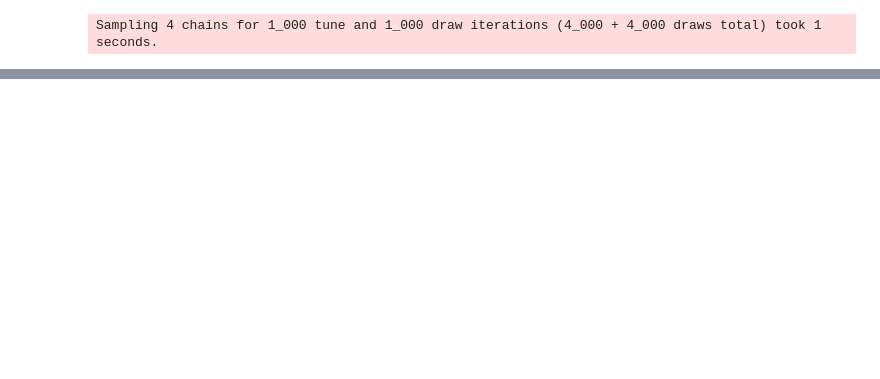
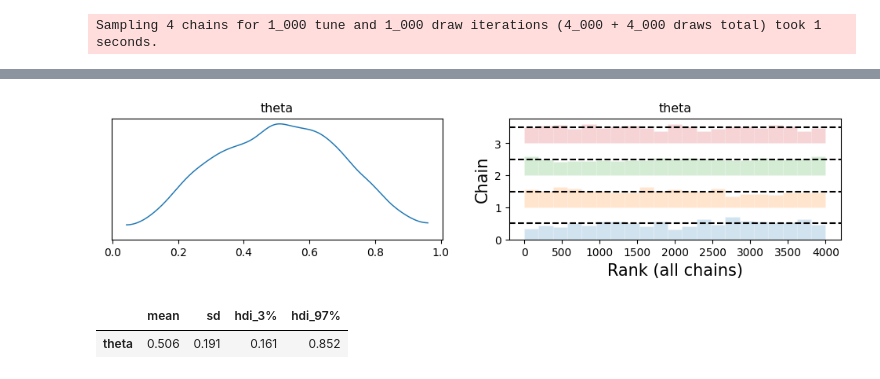
Before and after one commit to damiansp/completePython, a Jupyter notebook: bayesian/bap/02_programming_probabilistically.ipynb, the cells around one changed output, grey strips where cells are left out. Saved outputs shown, nothing was run; the diff lists cells and outputs as text; code cells hidden in the pictures; blank space fills up the shorter version.

```diff
--- a/bayesian/bap/02_programming_probabilistically.ipynb
+++ b/bayesian/bap/02_programming_probabilistically.ipynb
@@ -27,0 +33,9 @@ Sampling 4 chains for 1_000 tune and 1_000 draw iterations (4_000 + 4_000 draws
+# %%
+az.plot_trace(idata, kind='rank_bars', combined=True);
+# %% [output]
+[figure, added]
+# %%
+az.summary(idata, kind='stats').round(3)
+# %% [output]
+|  | mean | sd | hdi_3% | hdi_97% |
+| theta | 0.506 | 0.191 | 0.161 | 0.852 |
```
Also changed, not shown: parts of 3 cells of this notebook.
